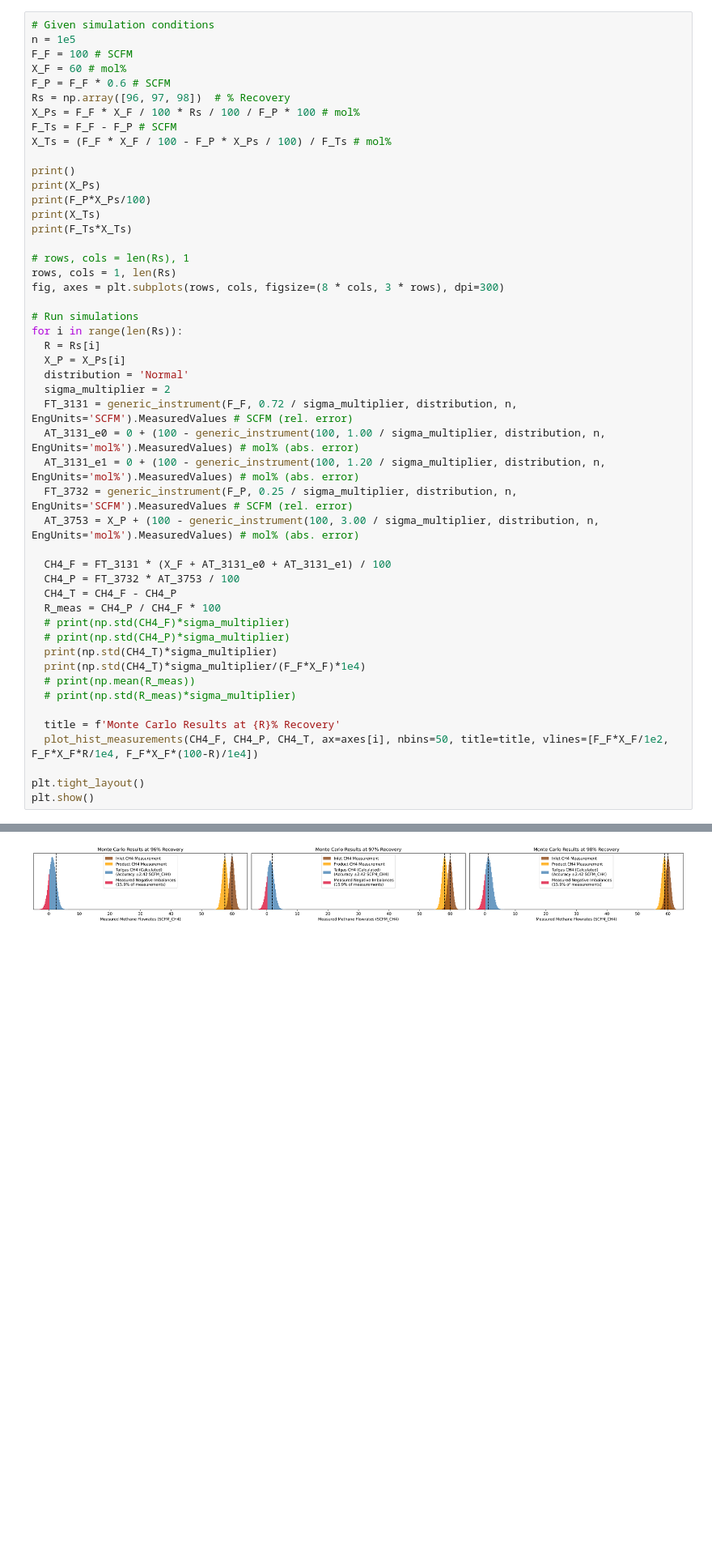
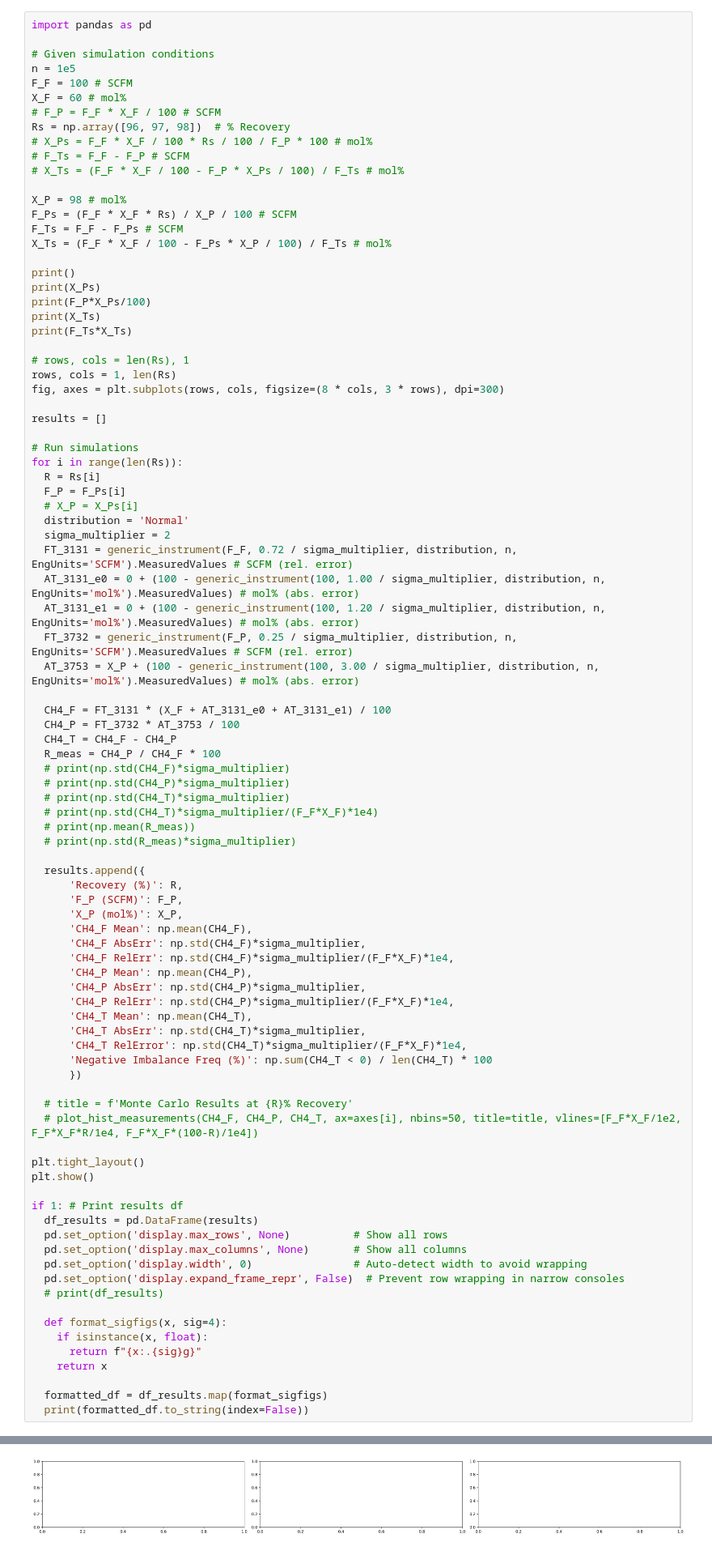
Before and after one commit to joshuamwalker/Roeslein, a Jupyter notebook: MonteCarlo.ipynb, the cells around one changed output, grey strips where cells are left out. Shown at 81% size. Cells and saved outputs as stored; diff of their text form; blank space fills up the shorter version.

```diff
--- a/MonteCarlo.ipynb
+++ b/MonteCarlo.ipynb
@@ -150,15 +150,22 @@ def plot_hist_measurements(CH4_F, CH4_P, CH4_T, ax, nbins=50, title="Methane In
   ax.grid(False)
   ax.legend(loc='upper center')
 # %%
+import pandas as pd
+
 # Given simulation conditions
 n = 1e5
 F_F = 100 # SCFM
 X_F = 60 # mol%
-F_P = F_F * 0.6 # SCFM
+# F_P = F_F * X_F / 100 # SCFM
 Rs = np.array([96, 97, 98])  # % Recovery
-X_Ps = F_F * X_F / 100 * Rs / 100 / F_P * 100 # mol%
-F_Ts = F_F - F_P # SCFM
-X_Ts = (F_F * X_F / 100 - F_P * X_Ps / 100) / F_Ts # mol%
+# X_Ps = F_F * X_F / 100 * Rs / 100 / F_P * 100 # mol%
+# F_Ts = F_F - F_P # SCFM
+# X_Ts = (F_F * X_F / 100 - F_P * X_Ps / 100) / F_Ts # mol%
+
+X_P = 98 # mol%
+F_Ps = (F_F * X_F * Rs) / X_P / 100 # SCFM
+F_Ts = F_F - F_Ps # SCFM
+X_Ts = (F_F * X_F / 100 - F_Ps * X_P / 100) / F_Ts # mol%
 
 print()
 print(X_Ps)
@@ -170,10 +177,13 @@ print(F_Ts*X_Ts)
 rows, cols = 1, len(Rs)
 fig, axes = plt.subplots(rows, cols, figsize=(8 * cols, 3 * rows), dpi=300)
 
+results = []
+
 # Run simulations
 for i in range(len(Rs)):
   R = Rs[i]
-  X_P = X_Ps[i]
+  F_P = F_Ps[i]
+  # X_P = X_Ps[i]
   distribution = 'Normal'
   sigma_multiplier = 2
   FT_3131 = generic_instrument(F_F, 0.72 / sigma_multiplier, distribution, n, EngUnits='SCFM').MeasuredValues # SCFM (rel. error)
@@ -188,16 +198,48 @@ for i in range(len(Rs)):
   R_meas = CH4_P / CH4_F * 100
   # print(np.std(CH4_F)*sigma_multiplier)
   # print(np.std(CH4_P)*sigma_multiplier)
-  print(np.std(CH4_T)*sigma_multiplier)
-  print(np.std(CH4_T)*sigma_multiplier/(F_F*X_F)*1e4)
+  # print(np.std(CH4_T)*sigma_multiplier)
+  # print(np.std(CH4_T)*sigma_multiplier/(F_F*X_F)*1e4)
   # print(np.mean(R_meas))
   # print(np.std(R_meas)*sigma_multiplier)
 
-  title = f'Monte Carlo Results at {R}% Recovery'
-  plot_hist_measurements(CH4_F, CH4_P, CH4_T, ax=axes[i], nbins=50, title=title, vlines=[F_F*X_F/1e2, F_F*X_F*R/1e4, F_F*X_F*(100-R)/1e4])
+  results.append({
+      'Recovery (%)': R,
+      'F_P (SCFM)': F_P,
+      'X_P (mol%)': X_P,
+      'CH4_F Mean': np.mean(CH4_F),
+      'CH4_F AbsErr': np.std(CH4_F)*sigma_multiplier,
+      'CH4_F RelErr': np.std(CH4_F)*sigma_multiplier/(F_F*X_F)*1e4,
+      'CH4_P Mean': np.mean(CH4_P),
+      'CH4_P AbsErr': np.std(CH4_P)*sigma_multiplier,
+      'CH4_P RelErr': np.std(CH4_P)*sigma_multiplier/(F_F*X_F)*1e4,
+      'CH4_T Mean': np.mean(CH4_T),
+      'CH4_T AbsErr': np.std(CH4_T)*sigma_multiplier,
+      'CH4_T RelError': np.std(CH4_T)*sigma_multiplier/(F_F*X_F)*1e4,
+      'Negative Imbalance Freq (%)': np.sum(CH4_T < 0) / len(CH4_T) * 100
+      })
+
+  # title = f'Monte Carlo Results at {R}% Recovery'
+  # plot_hist_measurements(CH4_F, CH4_P, CH4_T, ax=axes[i], nbins=50, title=title, vlines=[F_F*X_F/1e2, F_F*X_F*R/1e4, F_F*X_F*(100-R)/1e4])
 
 plt.tight_layout()
 plt.show()
+
+if 1: # Print results df
+  df_results = pd.DataFrame(results)
+  pd.set_option('display.max_rows', None)          # Show all rows
+  pd.set_option('display.max_columns', None)       # Show all columns
+  pd.set_option('display.width', 0)                # Auto-detect width to avoid wrapping
+  pd.set_option('display.expand_frame_repr', False)  # Prevent row wrapping in narrow consoles
+  # print(df_results)
+
+  def format_sigfigs(x, sig=4):
+    if isinstance(x, float):
+      return f"{x:.{sig}g}"
+    return x
+
+  formatted_df = df_results.map(format_sigfigs)
+  print(formatted_df.to_string(index=False))
 # %% [output]
 [96. 97. 98.]
 [57.6 58.2 58.8]
@@ -212 +248 @@ plt.show()
-[figure, old version]
+[figure, new version]
```
Also changed, not shown: parts of 3 cells of this notebook.
